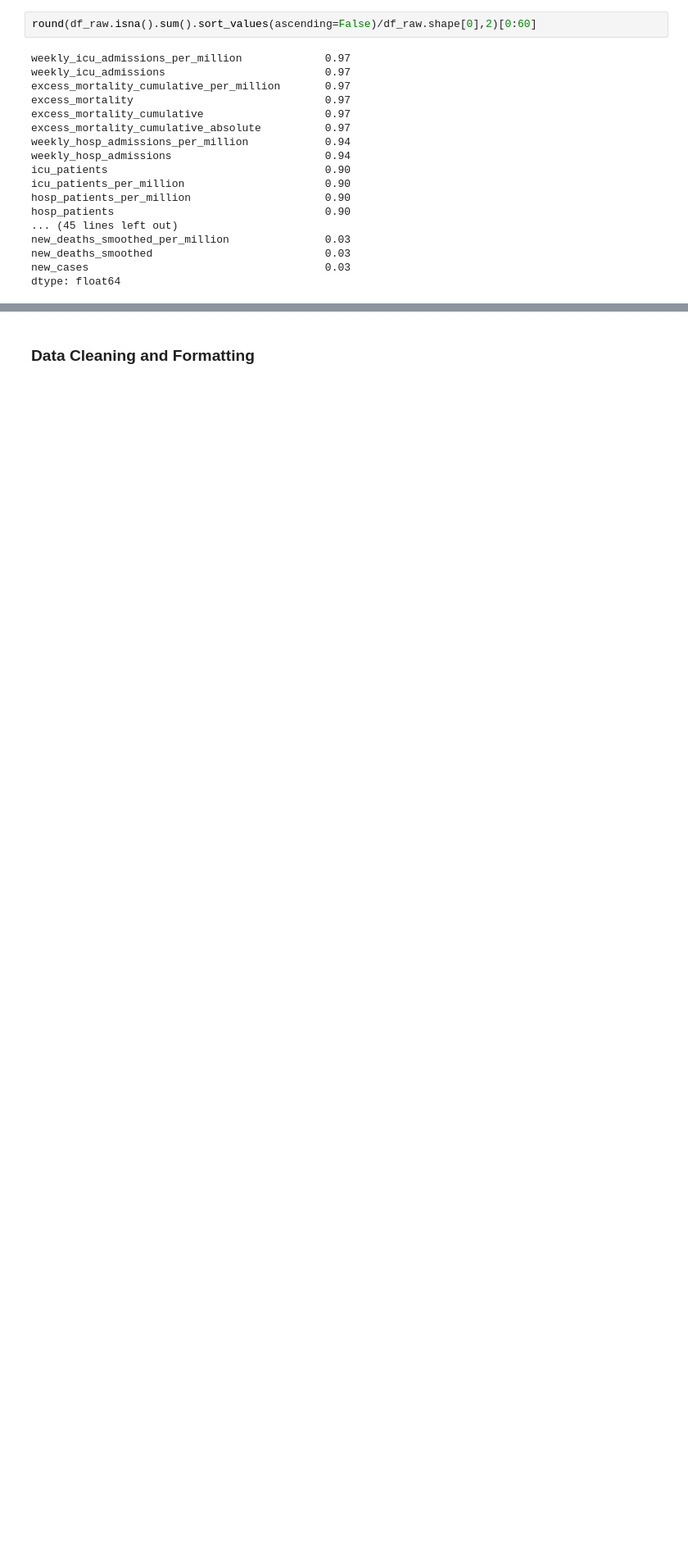
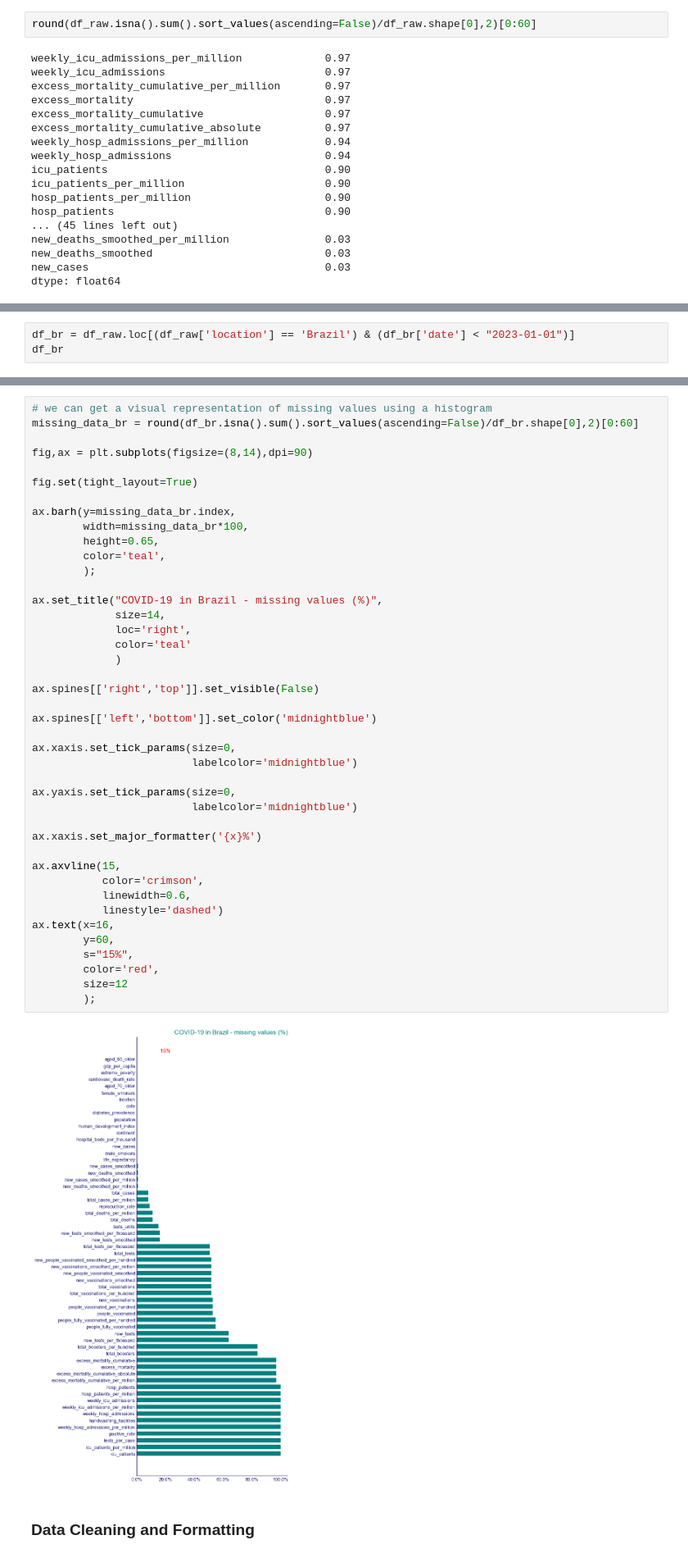
Before and after one commit to pedrohfm/dsnp, a Jupyter notebook: data-visualisation/covid-19-overview-in-brazil.ipynb, the cells around one changed output, grey strips where cells are left out. Shown at 82% size. Saved outputs shown, nothing was run; the diff lists cells and outputs as text; blank space fills up the shorter version.

```diff
--- a/data-visualisation/covid-19-overview-in-brazil.ipynb
+++ b/data-visualisation/covid-19-overview-in-brazil.ipynb
@@ -282,0 +278,3 @@ Let's filter the dataset for the country we're interested in: Brazil. Then we'll
+# %%
+df_br = df_raw.loc[(df_raw['location'] == 'Brazil') & (df_br['date'] < "2023-01-01")]
+df_br
@@ -283,2 +295,46 @@ Let's filter the dataset for the country we're interested in: Brazil. Then we'll
+# %%
+# we can get a visual representation of missing values using a histogram
+missing_data_br = round(df_br.isna().sum().sort_values(ascending=False)/df_br.shape[0],2)[0:60]
+
+fig,ax = plt.subplots(figsize=(8,14),dpi=90)
+
+fig.set(tight_layout=True)
+
+ax.barh(y=missing_data_br.index,
+        width=missing_data_br*100,
+        height=0.65,
+        color='teal',
+        );
+
+ax.set_title("COVID-19 in Brazil - missing values (%)",
+             size=14,
+             loc='right',
+             color='teal'
+             )
+
+ax.spines[['right','top']].set_visible(False)
+
+ax.spines[['left','bottom']].set_color('midnightblue')
+
+ax.xaxis.set_tick_params(size=0,
+                         labelcolor='midnightblue')
+
+ax.yaxis.set_tick_params(size=0,
+                         labelcolor='midnightblue')
+
+ax.xaxis.set_major_formatter('{x}%')
+
+ax.axvline(15,
+           color='crimson',
+           linewidth=0.6,
+           linestyle='dashed')
+ax.text(x=16,
+        y=60,
+        s="15%",
+        color='red',
+        size=12
+        );
+# %% [output]
+[figure, added]
 # %% [markdown]
 ### Data Cleaning and Formatting
```
Also changed, not shown: parts of 17 cells of this notebook, 1 other file.
